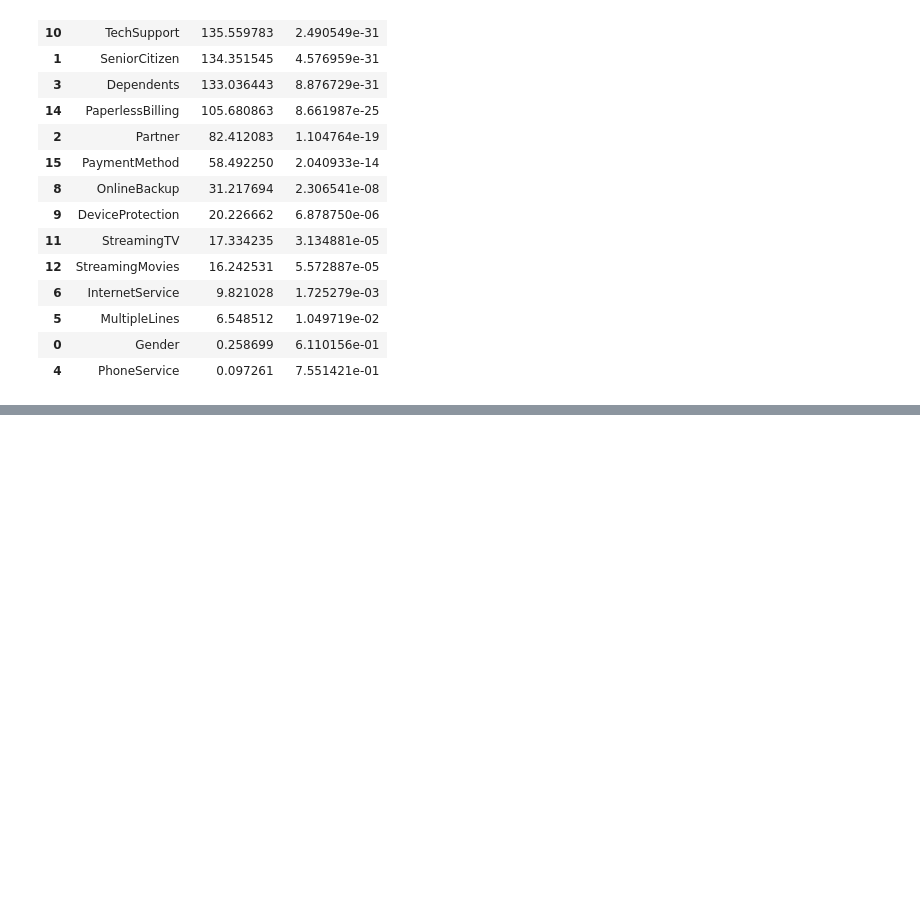
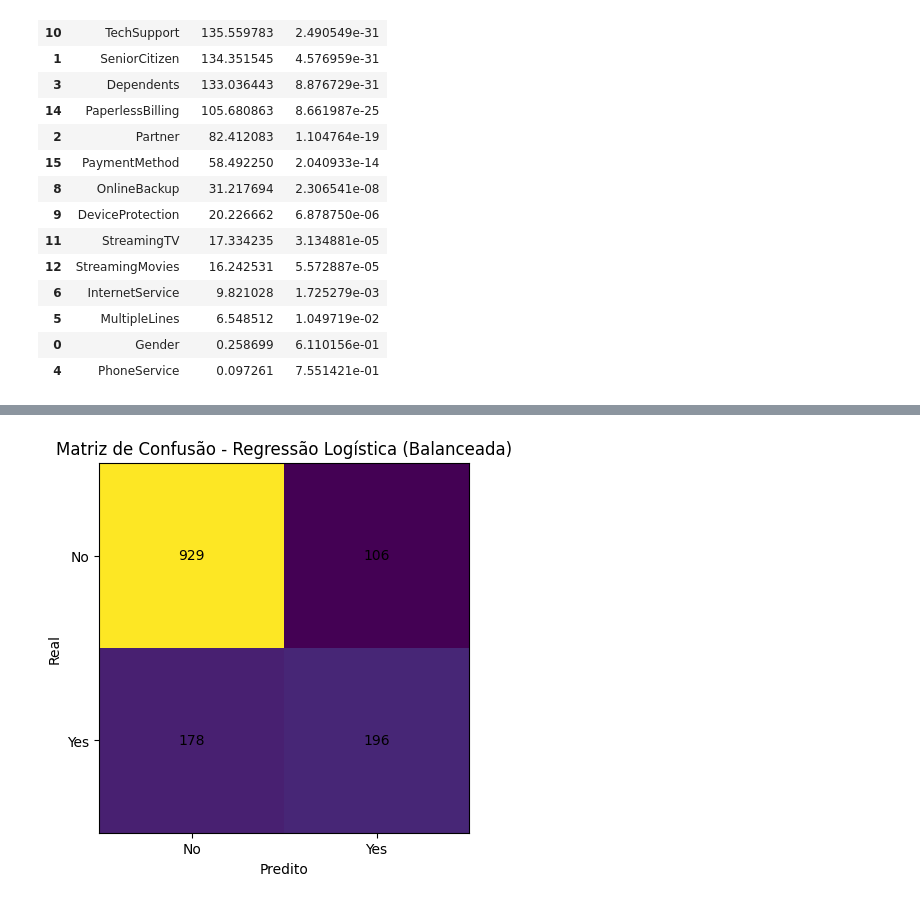
Before and after one commit to michellyaanjos/telecom-x-2, a Jupyter notebook: telecom_x2.ipynb, the cells around one changed output, grey strips where cells are left out. Drawn from its saved outputs; the diff is of its cells as text; code cells hidden in the pictures; blank space fills up the shorter version.

```diff
--- a/telecom_x2.ipynb
+++ b/telecom_x2.ipynb
@@ -248,0 +431,26 @@ chi_df
+# %%
+from sklearn.metrics import confusion_matrix
+import matplotlib.pyplot as plt
+import numpy as np
+
+# Matriz de confusão
+cm = confusion_matrix(y_test, y_pred_log_normal)
+
+# Plot
+plt.figure()
+plt.imshow(cm)
+plt.title("Matriz de Confusão - Regressão Logística (Balanceada)")
+plt.xlabel("Predito")
+plt.ylabel("Real")
+
+# Colocar números dentro da matriz
+for i in range(cm.shape[0]):
+    for j in range(cm.shape[1]):
+        plt.text(j, i, cm[i, j], ha="center", va="center")
+
+plt.xticks([0,1], ["No", "Yes"])
+plt.yticks([0,1], ["No", "Yes"])
+
+plt.show()
+# %% [output]
+[figure, added]
```
Also changed, not shown: parts of 20 cells of this notebook.
